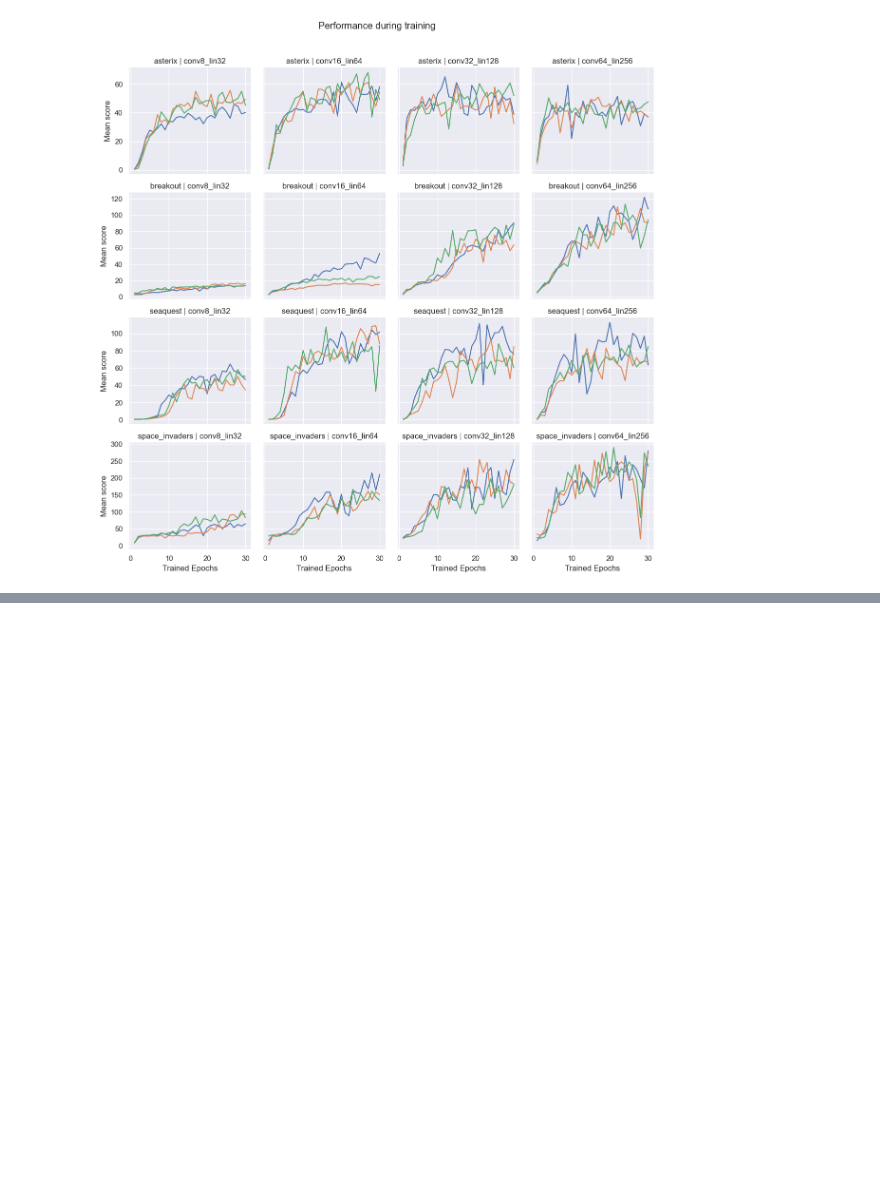
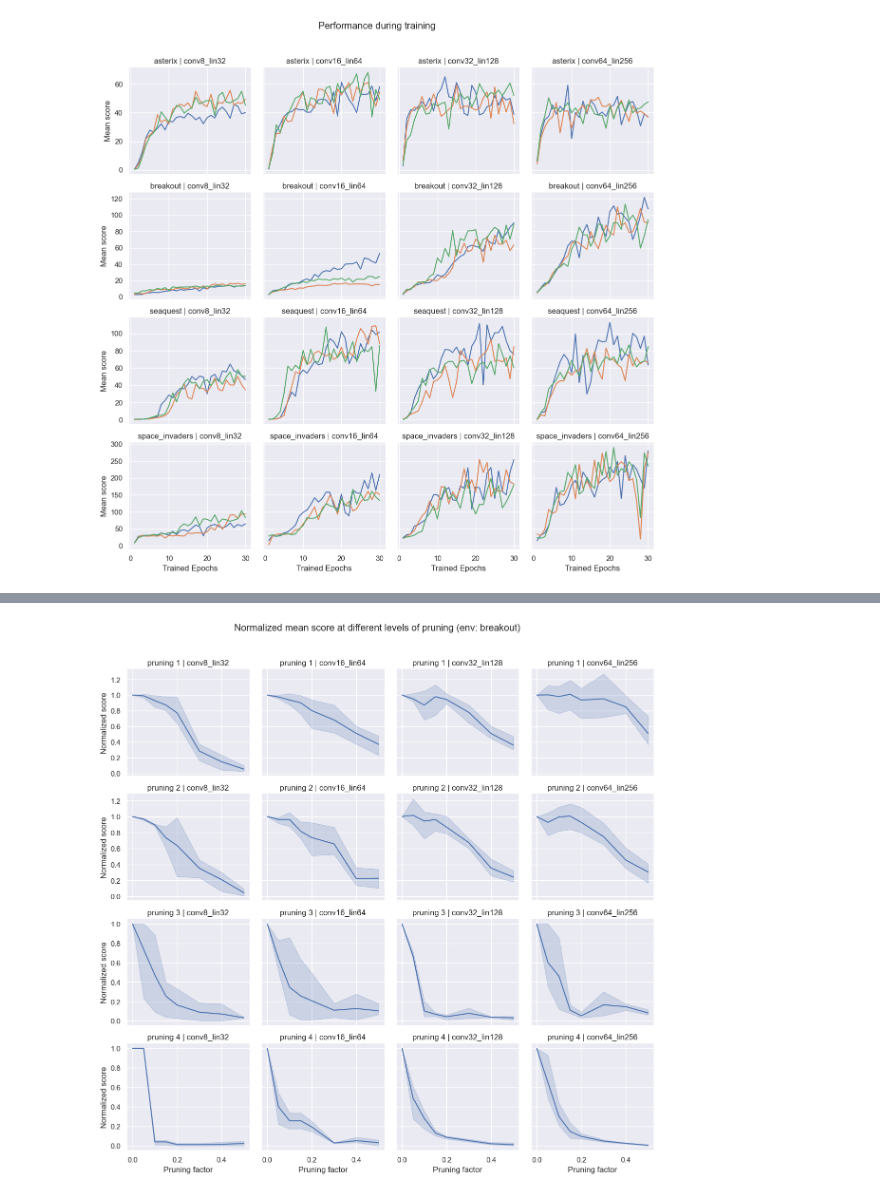
Before and after one commit to mariusdgm/minatar_work, a Jupyter notebook: notebooks/miscellanous.ipynb, the cells around one changed output, grey strips where cells are left out. Saved outputs shown, nothing was run; the diff lists cells and outputs as text; code cells hidden in the pictures; blank space fills up the shorter version.

```diff
--- a/notebooks/miscellanous.ipynb
+++ b/notebooks/miscellanous.ipynb
@@ -577,0 +754,11 @@ df.head()
+# %%
+game = "breakout"
+sub_df = df[df["environment"]==game]
+sub_df = normalize_df_using_baseline_single_env(sub_df)
+
+plot_facetgrid_experiment(sub_df, y_label = "Normalized score", title=f"Normalized mean score at different levels of pruning (env: {game})")
+
+# Show the plot
+plt.show()
+# %% [output]
+[figure, added]
```
Also changed, not shown: parts of 20 cells of this notebook, 2 other files.
